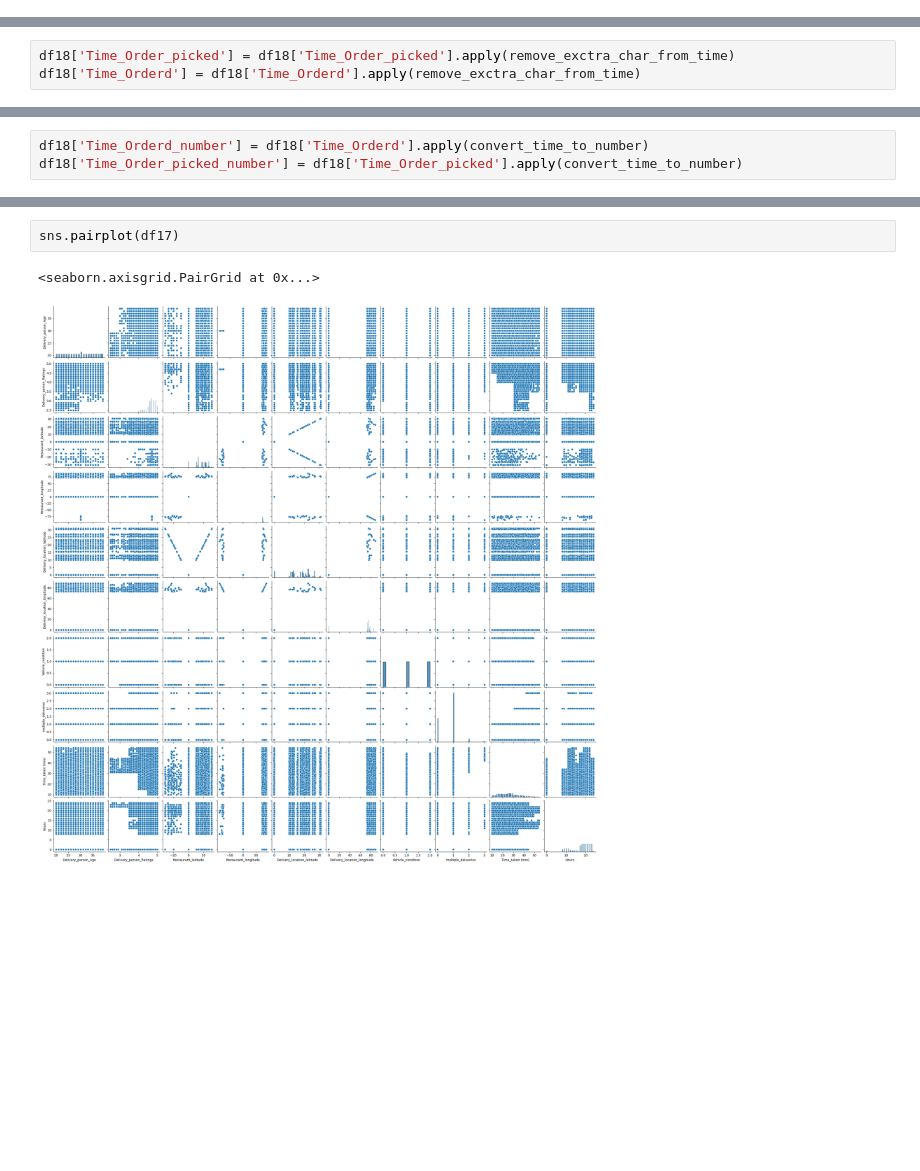
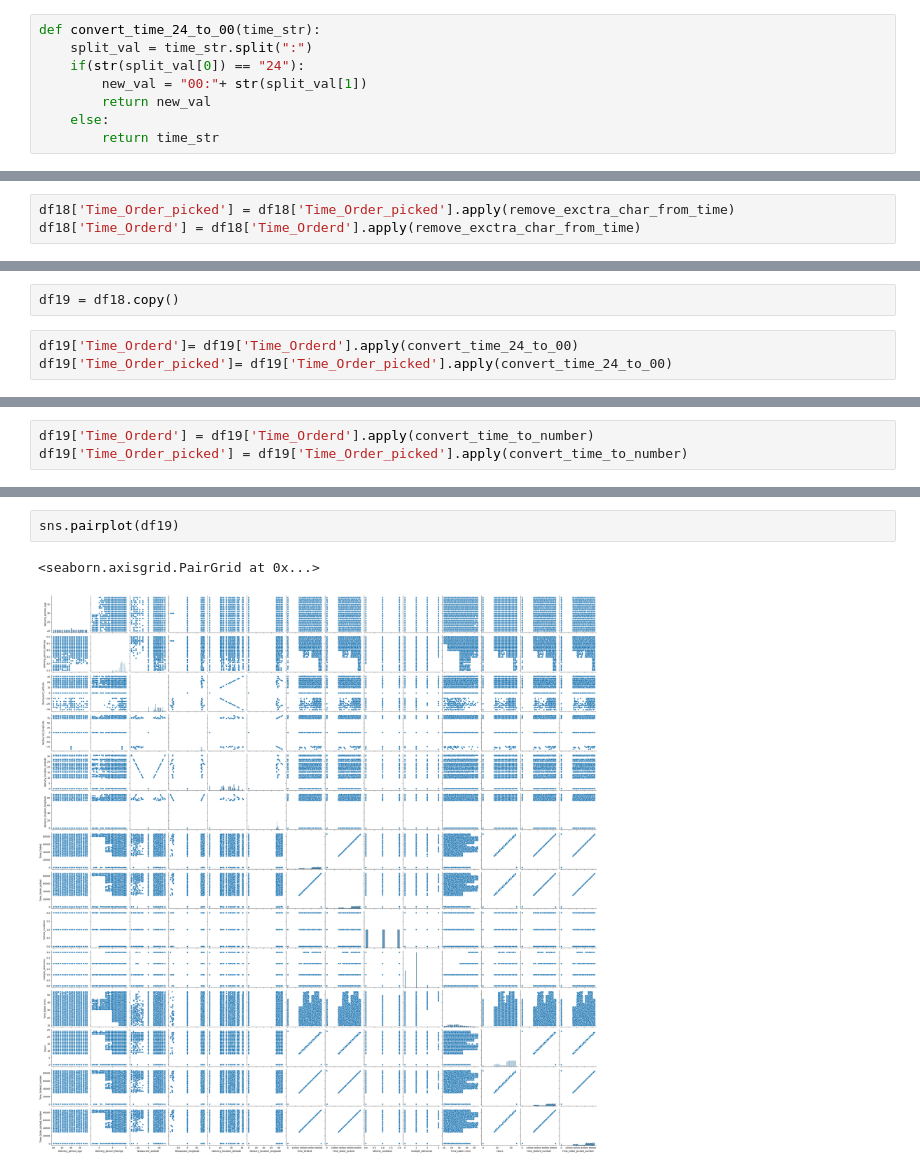
Before and after one commit to Aminsharif/st_assigment, a Jupyter notebook: notebooks/EDA.ipynb, the cells around one changed output, grey strips where cells are left out. Saved outputs shown, nothing was run; the diff lists cells and outputs as text; blank space fills up the shorter version.

Commit message:
add graph

```diff
--- a/notebooks/EDA.ipynb
+++ b/notebooks/EDA.ipynb
@@ -252,3 +251,11 @@ def gettime_from_Time_Order(time_str):
         return new_time_str
     except Exception as e:
         return time_str
+# %%
+def convert_time_24_to_00(time_str):
+    split_val = time_str.split(":")
+    if(str(split_val[0]) == "24"):
+        new_val = "00:"+ str(split_val[1])
+        return new_val
+    else:
+        return time_str
@@ -1093,0 +1089,5 @@ df18[df18['Hours']==24]
+# %%
+df19 = df18.copy()
+# %%
+df19['Time_Orderd']= df19['Time_Orderd'].apply(convert_time_24_to_00)
+df19['Time_Order_picked']= df19['Time_Order_picked'].apply(convert_time_24_to_00)
@@ -1094,3 +1104,3 @@ df18[df18['Hours']==24]
 # %%
-df18['Time_Orderd_number'] = df18['Time_Orderd'].apply(convert_time_to_number)
-df18['Time_Order_picked_number'] = df18['Time_Order_picked'].apply(convert_time_to_number)
+df19['Time_Orderd'] = df19['Time_Orderd'].apply(convert_time_to_number)
+df19['Time_Order_picked'] = df19['Time_Order_picked'].apply(convert_time_to_number)
@@ -1115,6 +1123,6 @@ df17
 # %%
-sns.pairplot(df17)
+sns.pairplot(df19)
 # %% [output]
 <seaborn.axisgrid.PairGrid at 0x...>
-[figure, old version]
+[figure, new version]
 # %%
```
Also changed, not shown: parts of 19 cells of this notebook, 4 other files.
